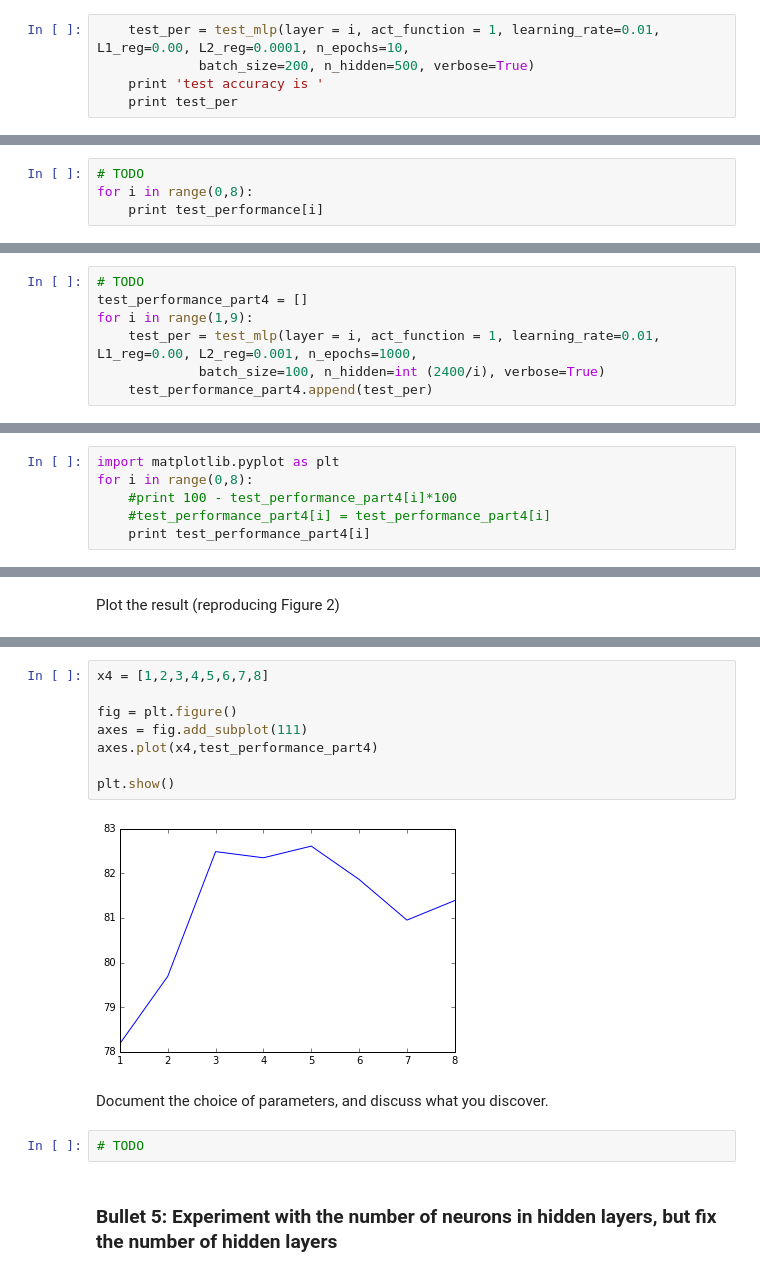
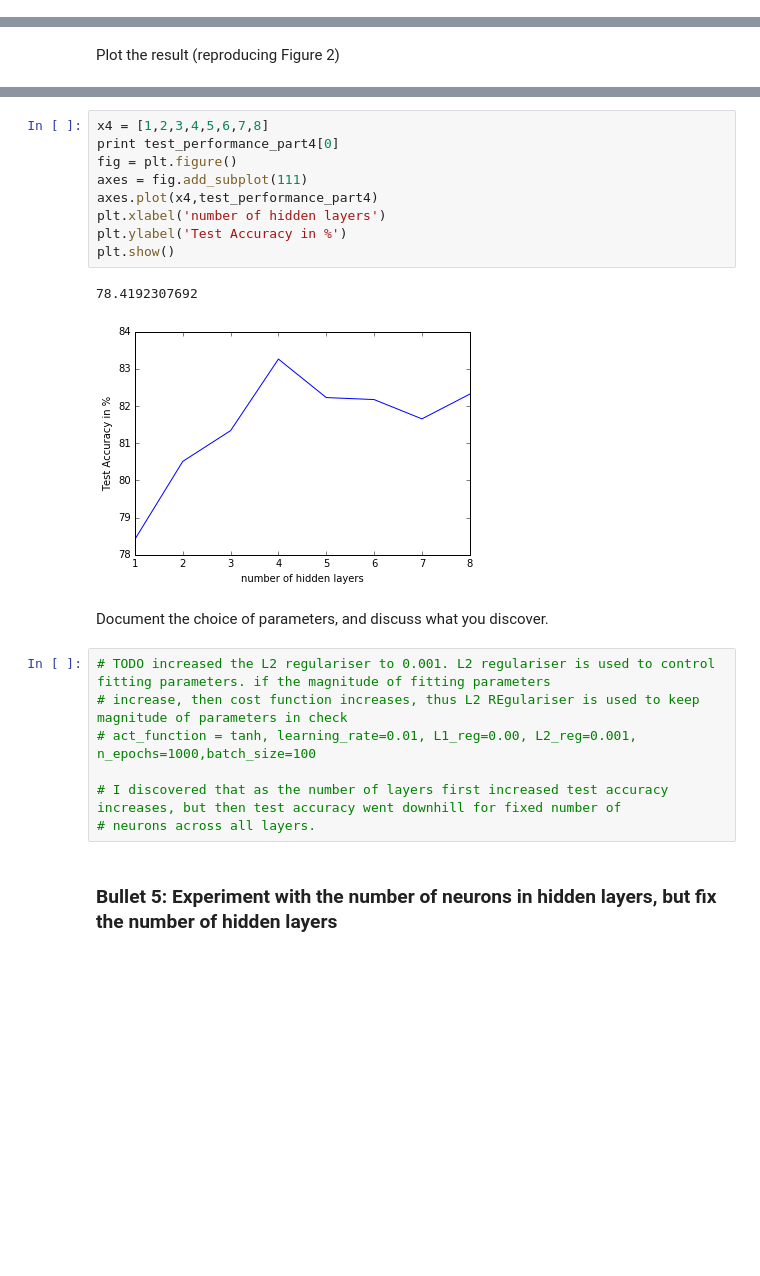
Before and after one commit to sav2125/e6040_hw2_sav2125, a Jupyter notebook: src/hw2b.ipynb, the cells around one changed output, grey strips where cells are left out. Drawn from its saved outputs; the diff is of its cells as text; blank space fills up the shorter version.

```diff
--- a/src/hw2b.ipynb
+++ b/src/hw2b.ipynb
@@ -248,7 +216,2 @@ plt.show()
 # %% [output]
 [figure]
-# %%
-    test_per = test_mlp(layer = i, act_function = 1, learning_rate=0.01, L1_reg=0.00, L2_reg=0.0001, n_epochs=10,
-             batch_size=200, n_hidden=500, verbose=True)
-    print 'test accuracy is '
-    print test_per
@@ -265,4 +217,0 @@ The code for file hw2b.py ran for 0.10m
-# %%
-# TODO
-for i in range(0,8):
-    print test_performance[i]
@@ -286,9 +228,2 @@ Document the choice of parameters, and discuss what you discover.
 # %% [markdown]
 ### Bullet 4: Experiment with the number of hidden layers, but fix the total number of neurons
-# %%
-# TODO
-test_performance_part4 = []
-for i in range(1,9):
-    test_per = test_mlp(layer = i, act_function = 1, learning_rate=0.01, L1_reg=0.00, L2_reg=0.001, n_epochs=1000,
-             batch_size=100, n_hidden=int (2400/i), verbose=True)
-    test_performance_part4.append(test_per)
@@ -423,6 +229,0 @@ The code for file hw2b.py ran for 21.02m
-# %%
-import matplotlib.pyplot as plt
-for i in range(0,8):
-    #print 100 - test_performance_part4[i]*100
-    #test_performance_part4[i] = test_performance_part4[i]
-    print test_performance_part4[i]
@@ -488,17 +382,24 @@ for i in range(0,8):
 # %%
 x4 = [1,2,3,4,5,6,7,8]
-
+print test_performance_part4[0]
 fig = plt.figure()
 axes = fig.add_subplot(111)
 axes.plot(x4,test_performance_part4)
-
+plt.xlabel('number of hidden layers')
+plt.ylabel('Test Accuracy in %')
 plt.show()
 # %% [output]
+78.4192307692
-[figure, old version]
+[figure, new version]
 # %% [markdown]
 Document the choice of parameters, and discuss what you discover.
-# %%
-# TODO
+# %%
+# TODO increased the L2 regulariser to 0.001. L2 regulariser is used to control fitting parameters. if the magnitude of fitting parameters
+# increase, then cost function increases, thus L2 REgulariser is used to keep magnitude of parameters in check
+# act_function = tanh, learning_rate=0.01, L1_reg=0.00, L2_reg=0.001, n_epochs=1000,batch_size=100
+
+# I discovered that as the number of layers first increased test accuracy increases, but then test accuracy went downhill for fixed number of
+# neurons across all layers.
 # %% [markdown]
 ### Bullet 5: Experiment with the number of neurons in hidden layers, but fix the number of hidden layers
 # %%
```
Also changed, not shown: parts of 21 cells of this notebook.
